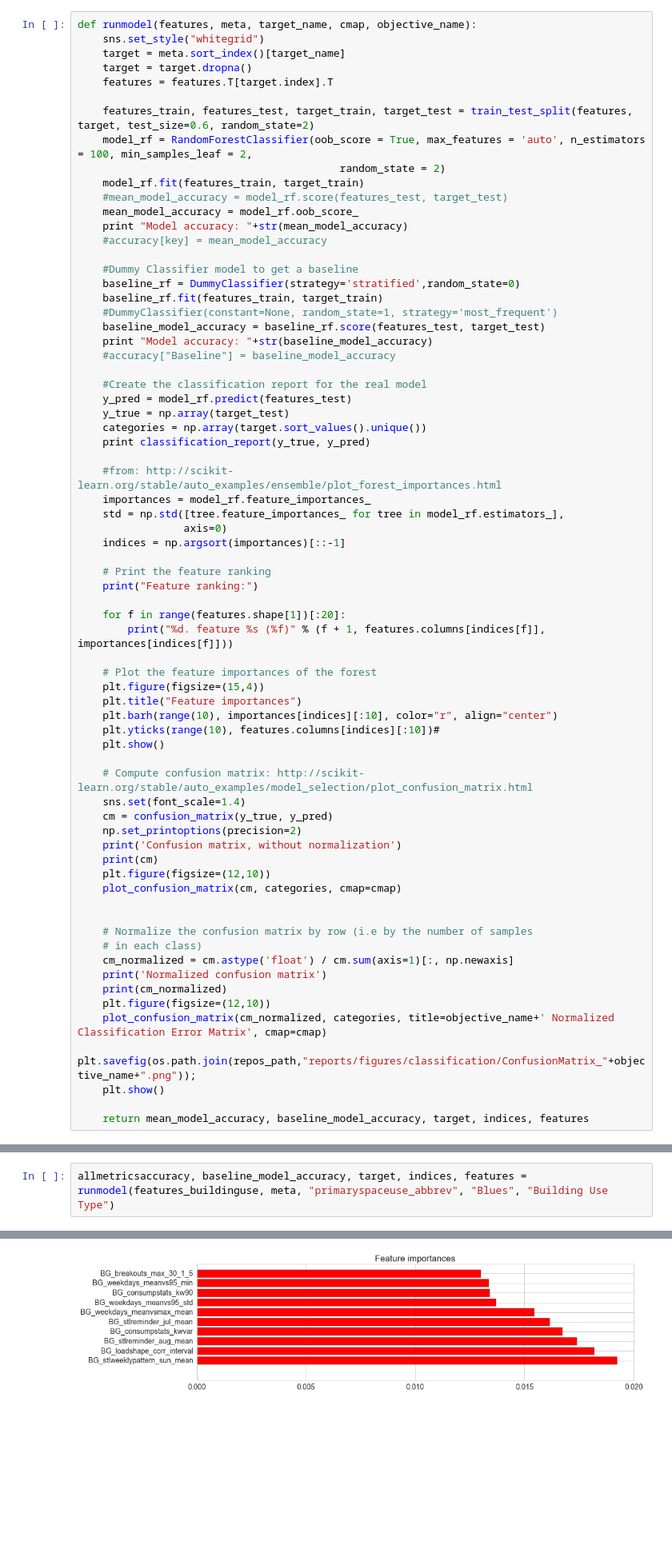
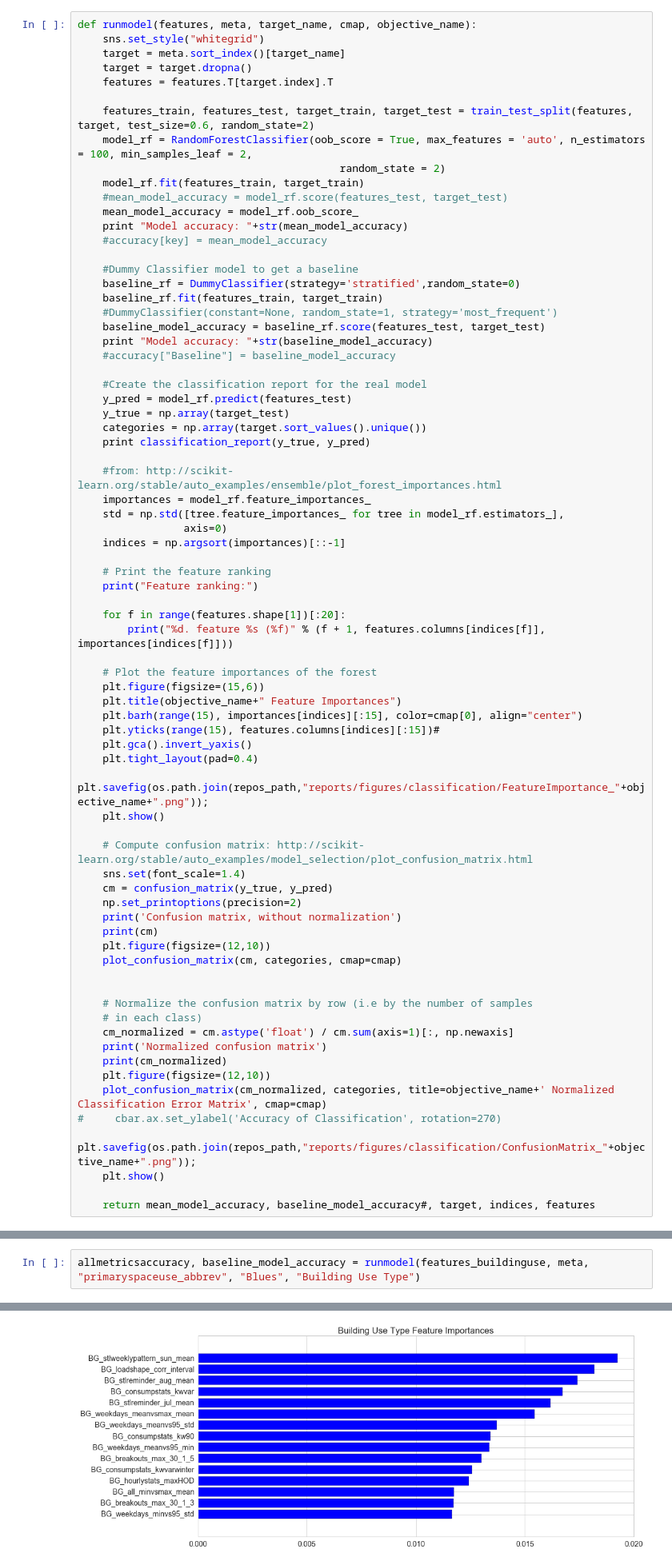
Before and after one commit to buds-lab/the-building-data-genome-project, a Jupyter notebook: notebooks/50_RandomForrestModels.ipynb, the cells around one changed output, grey strips where cells are left out. Shown: that part at 80% size. Cells and saved outputs as stored; diff of their text form; blank space fills up the shorter version.

```diff
--- a/notebooks/50_RandomForrestModels.ipynb
+++ b/notebooks/50_RandomForrestModels.ipynb
@@ -148,10 +145,13 @@ def runmodel(features, meta, target_name, cmap, objective_name):
         print("%d. feature %s (%f)" % (f + 1, features.columns[indices[f]], importances[indices[f]]))
 
     # Plot the feature importances of the forest
-    plt.figure(figsize=(15,4))
-    plt.title("Feature importances")
-    plt.barh(range(10), importances[indices][:10], color="r", align="center")
-    plt.yticks(range(10), features.columns[indices][:10])#
+    plt.figure(figsize=(15,6))
+    plt.title(objective_name+" Feature Importances")
+    plt.barh(range(15), importances[indices][:15], color=cmap[0], align="center")
+    plt.yticks(range(15), features.columns[indices][:15])#
+    plt.gca().invert_yaxis()
+    plt.tight_layout(pad=0.4)
+    plt.savefig(os.path.join(repos_path,"reports/figures/classification/FeatureImportance_"+objective_name+".png"));
     plt.show()
 
     # Compute confusion matrix: http://scikit-learn.org/stable/auto_examples/model_selection/plot_confusion_matrix.html
@@ -171,10 +171,11 @@ def runmodel(features, meta, target_name, cmap, objective_name):
     print(cm_normalized)
     plt.figure(figsize=(12,10))
     plot_confusion_matrix(cm_normalized, categories, title=objective_name+' Normalized Classification Error Matrix', cmap=cmap)
+#     cbar.ax.set_ylabel('Accuracy of Classification', rotation=270)
     plt.savefig(os.path.join(repos_path,"reports/figures/classification/ConfusionMatrix_"+objective_name+".png"));
     plt.show()
 
-    return mean_model_accuracy, baseline_model_accuracy, target, indices, features
+    return mean_model_accuracy, baseline_model_accuracy#, target, indices, features
 # %% [markdown]
 # Building Use Type
 # %%
@@ -197,24 +183,24 @@ Index([u'BG_stlweeklypattern_sun_mean', u'BG_loadshape_corr_interval',
 # %%
-allmetricsaccuracy, baseline_model_accuracy, target, indices, features = runmodel(features_buildinguse, meta, "primaryspaceuse_abbrev", "Blues", "Building Use Type")
+allmetricsaccuracy, baseline_model_accuracy = runmodel(features_buildinguse, meta, "primaryspaceuse_abbrev", "Blues", "Building Use Type")
 # %% [output]
 Model accuracy: 0.678217821782
 Model accuracy: 0.222950819672
              precision    recall  f1-score   support
 
      Office       0.48      0.81      0.61        90
   PrimClass       0.96      0.75      0.84        65
   UnivClass       0.64      0.13      0.22        52
    UnivDorm       0.92      0.74      0.82        46
     UnivLab       0.58      0.62      0.60        52
 
 avg / total       0.69      0.64      0.62       305
 
 ... (17 lines left out)
 17. feature BG_stlweeklypattern_thur_mean (0.011103)
 18. feature BG_stlweeklypattern_tue_mean (0.011053)
 19. feature BG_weekdays_meanvs95_mean (0.010920)
 20. feature BG_loadshape_corr_interval_daytime (0.010591)
-[figure, old version]
+[figure, new version]
 Confusion matrix, without normalization
 [[73  0  2  1 14]
  [15 49  1  0  0]
```
Also changed, not shown: parts of 9 cells of this notebook, 34 other files.
